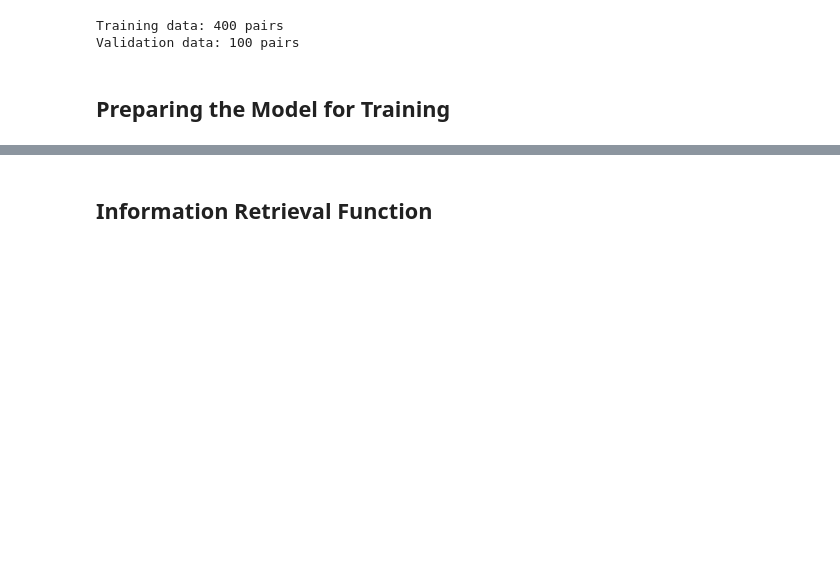
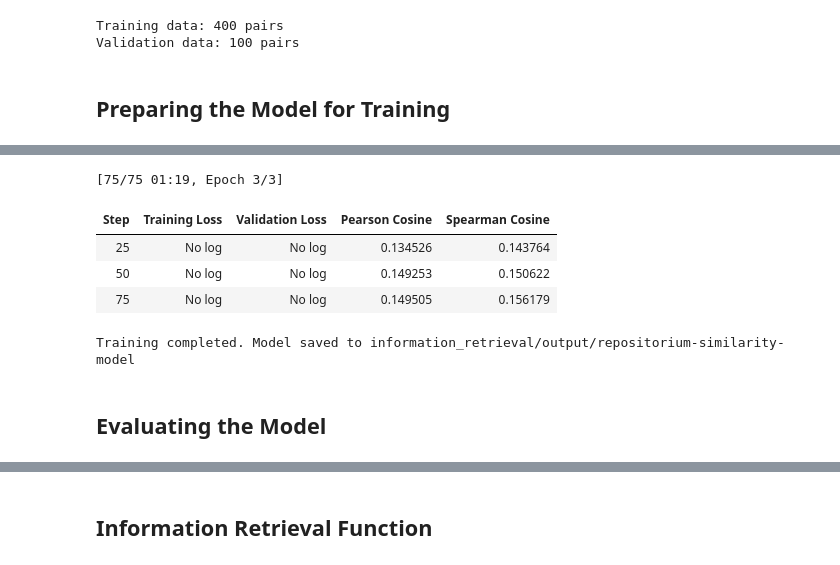
Before and after one commit to stellaechild/Projeto-SPLN, a Jupyter notebook: TP2/sentence_similarity.ipynb, the cells around one changed output, grey strips where cells are left out. Cells and saved outputs as stored; diff of their text form; code cells hidden in the pictures; blank space fills up the shorter version.

```diff
--- a/TP2/sentence_similarity.ipynb
+++ b/TP2/sentence_similarity.ipynb
@@ -184,35 +139,26 @@ from torch.utils.data import DataLoader
 import torch
 import time
 
-# Set the device for the model
 device_str = "cuda" if torch.cuda.is_available() else "cpu"
-print(f"Training on: {device_str}")
 
 try:
-    # Load pretrained sentence-transformer model
     model = SentenceTransformer(model_checkpoint, device=device_str)
     print(f"Model successfully loaded: {model}")
 
-    # Check model's current device
     print(f"Model is on device: {next(model.parameters()).device}")
 
-    # Prepare training examples
     train_examples = []
     for _, row in train_data.iterrows():
-        # Convert to string if not already
         abstract1 = str(row['abstract1']) if not isinstance(row['abstract1'], str) else row['abstract1']
         abstract2 = str(row['abstract2']) if not isinstance(row['abstract2'], str) else row['abstract2']
 
-        # Create input example with properly formatted texts
         train_examples.append(InputExample(
             texts=[abstract1, abstract2],
             label=float(row['similarity'])
         ))
 
-    # Prepare validation examples
     val_examples = []
     for _, row in val_data.iterrows():
-        # Convert to string if not already
         abstract1 = str(row['abstract1']) if not isinstance(row['abstract1'], str) else row['abstract1']
         abstract2 = str(row['abstract2']) if not isinstance(row['abstract2'], str) else row['abstract2']
 
@@ -221,10 +167,15 @@ try:
             label=float(row['similarity'])
         ))
 
-    # Create data loaders
-    train_dataloader = DataLoader(train_examples, shuffle=True, batch_size=batch_size)
+    # Define a custom collate function for InputExample objects
+    def collate_fn(batch):
+        texts = [example.texts for example in batch]
+        labels = [example.label for example in batch]
+        return {"texts": texts, "labels": torch.tensor(labels)}
 
-    # Create evaluator
+    # Create DataLoader for training with the custom collate function
+    train_dataloader = DataLoader(train_examples, shuffle=True, batch_size=batch_size, collate_fn=collate_fn)
+
     evaluator = EmbeddingSimilarityEvaluator(
         sentences1=[ex.texts[0] for ex in val_examples],
         sentences2=[ex.texts[1] for ex in val_examples],
@@ -360,0 +259,39 @@ The fine-tuned model doesn't show improvement. Consider adjusting parameters or
+# %%
+from sentence_transformers import losses
+import os
+from datetime import datetime
+
+# Create an output directory for saving the model
+output_dir = os.path.join("information_retrieval/output", "repositorium-similarity-model")
+os.makedirs(output_dir, exist_ok=True)
+
+# Calculate number of warmup steps
+num_training_steps = len(train_dataloader) * num_epochs
+warmup_steps = int(num_training_steps * warmup_ratio)
+
+# Define loss function (CosineSimilarityLoss for regression of similarity scores)
+train_loss = losses.CosineSimilarityLoss(model=model)
+
+# Start training
+print(f"Starting training at {datetime.now()}")
+print(f"Total steps: {num_training_steps}, Warmup steps: {warmup_steps}")
+
+try:
+    model.fit(
+        train_objectives=[(train_dataloader, train_loss)],
+        evaluator=evaluator,
+        epochs=num_epochs,
+        warmup_steps=warmup_steps,
+        weight_decay=weight_decay,
+        output_path=output_dir,
+        optimizer_params={'lr': learning_rate},
+        show_progress_bar=True,
+        evaluation_steps=25,
+        save_best_model=True
+    )
+
+    print(f"Training completed. Model saved to {output_dir}")
+
+except Exception as e:
+    print(f"Error during training: {e}")
+# %% [output]
@@ -360,0 +300,8 @@ The fine-tuned model doesn't show improvement. Consider adjusting parameters or
+[75/75 01:19, Epoch 3/3]
+| Step | Training Loss | Validation Loss | Pearson Cosine | Spearman Cosine |
+| 25 | No log | No log | 0.134526 | 0.143764 |
+| 50 | No log | No log | 0.149253 | 0.150622 |
+| 75 | No log | No log | 0.149505 | 0.156179 |
+Training completed. Model saved to information_retrieval/output/repositorium-similarity-model
+# %% [markdown]
+## Evaluating the Model
```
Also changed, not shown: parts of 17 cells of this notebook, 1 other file.
